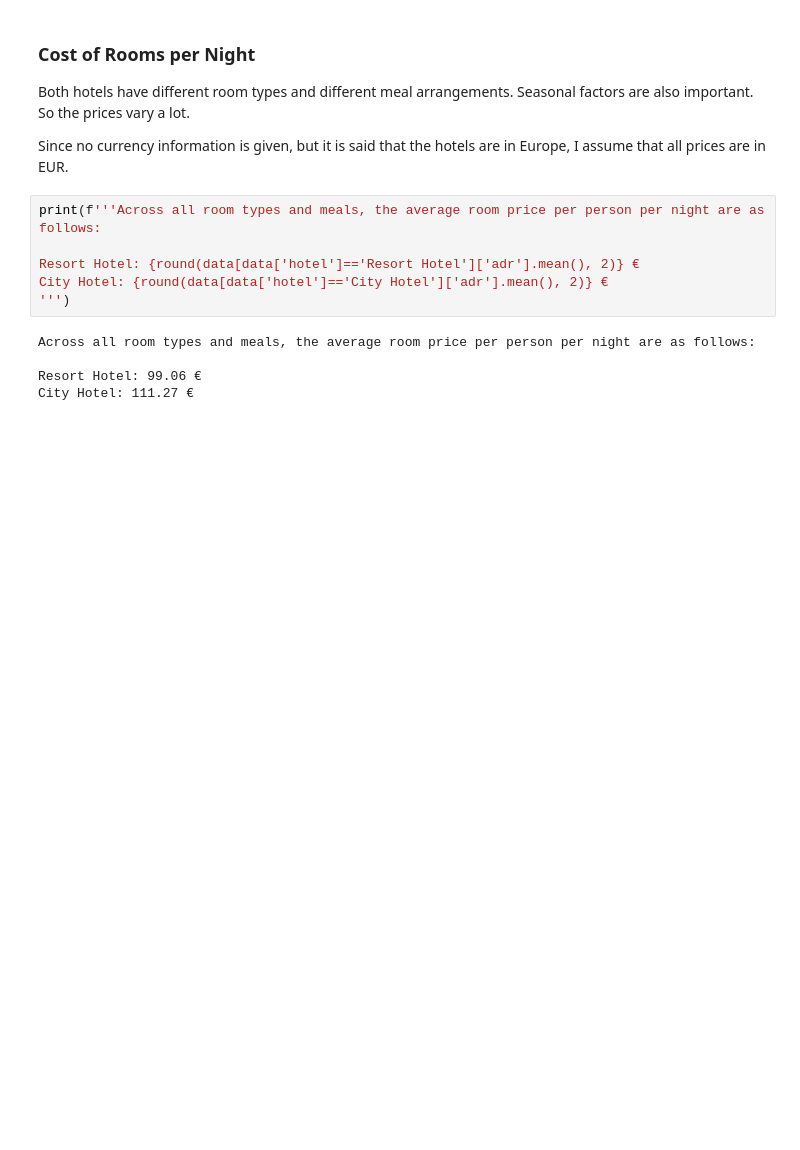
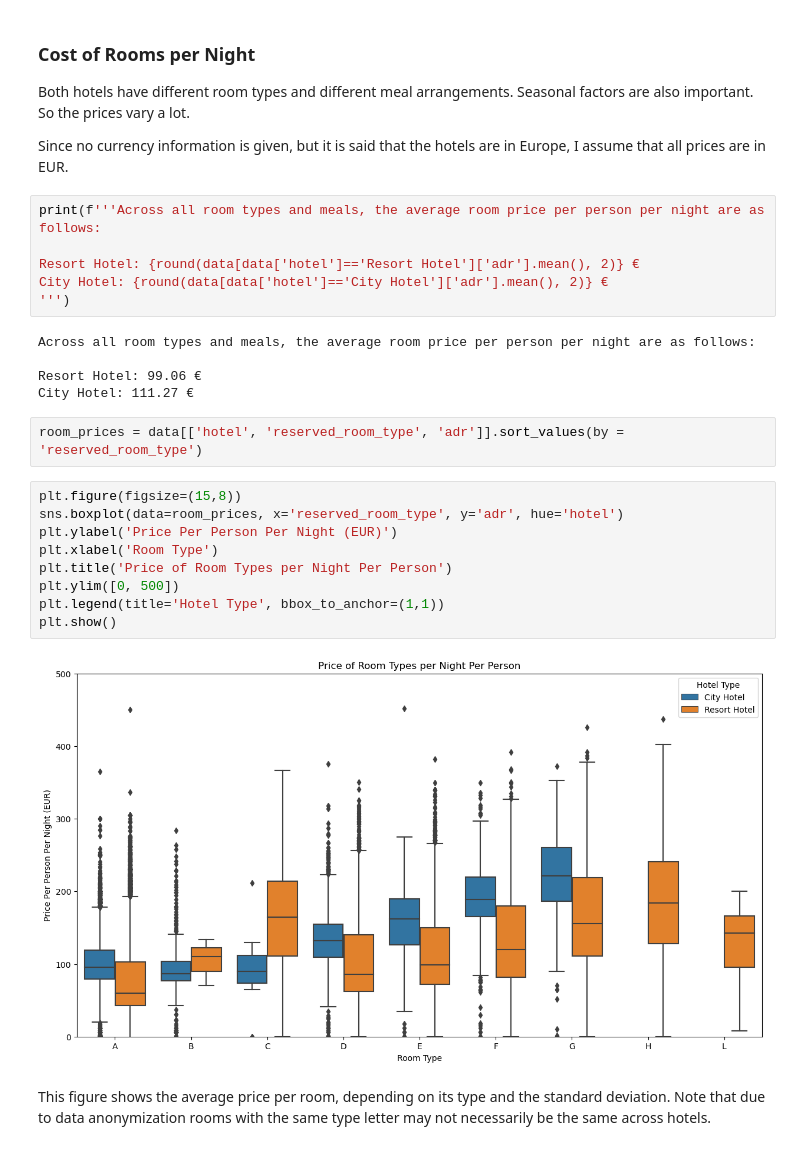
Before and after one commit to Rafsan7238/Data-Analysis_Data-Science_Projects, a Jupyter notebook: Python Projects/Applying ML to Predict Hotel Booking Cancellations/Analysing Hotel Cancellations.ipynb, the cells around one changed output. Drawn from its saved outputs; the diff is of its cells as text; blank space fills up the shorter version.

Commit message:
Found price per room type

```diff
--- a/Python Projects/Applying ML to Predict Hotel Booking Cancellations/Analysing Hotel Cancellations.ipynb
+++ b/Python Projects/Applying ML to Predict Hotel Booking Cancellations/Analysing Hotel Cancellations.ipynb
@@ -207,3 +207,19 @@ Across all room types and meals, the average room price per person per night are
 
 Resort Hotel: 99.06 €
 City Hotel: 111.27 €
+# %%
+room_prices = data[['hotel', 'reserved_room_type', 'adr']].sort_values(by = 'reserved_room_type')
+# %%
+plt.figure(figsize=(15,8))
+sns.boxplot(data=room_prices, x='reserved_room_type', y='adr', hue='hotel')
+plt.ylabel('Price Per Person Per Night (EUR)')
+plt.xlabel('Room Type')
+plt.title('Price of Room Types per Night Per Person')
+plt.ylim([0, 500])
+plt.legend(title='Hotel Type', bbox_to_anchor=(1,1))
+plt.show()
+# %% [output]
+[figure, added]
+# %% [markdown]
+This figure shows the average price per room, depending on its type and the standard deviation.
+Note that due to data anonymization rooms with the same type letter may not necessarily be the same across hotels.
```
